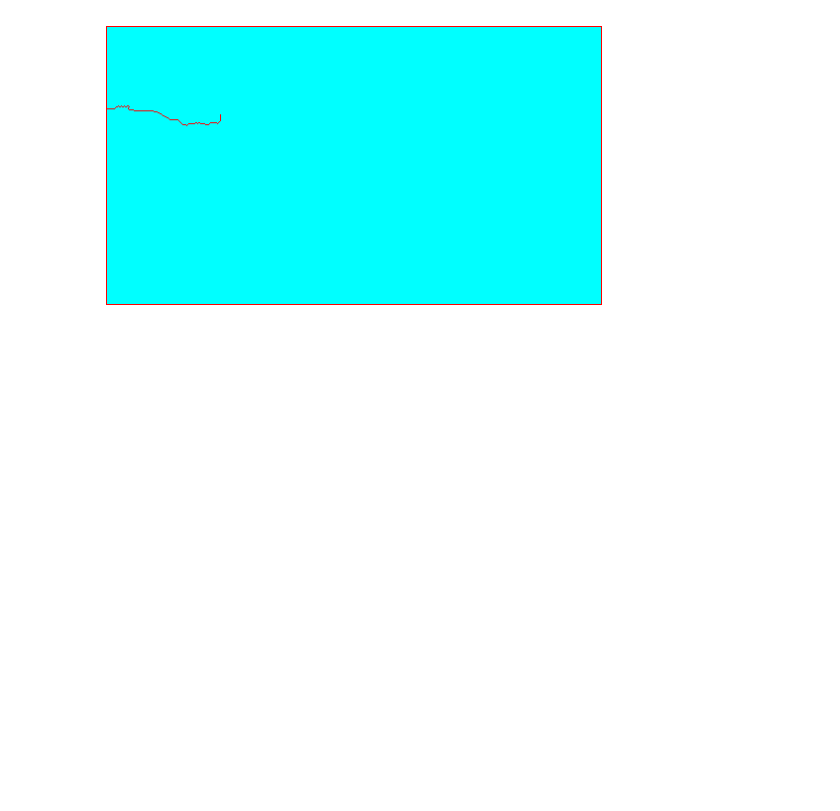
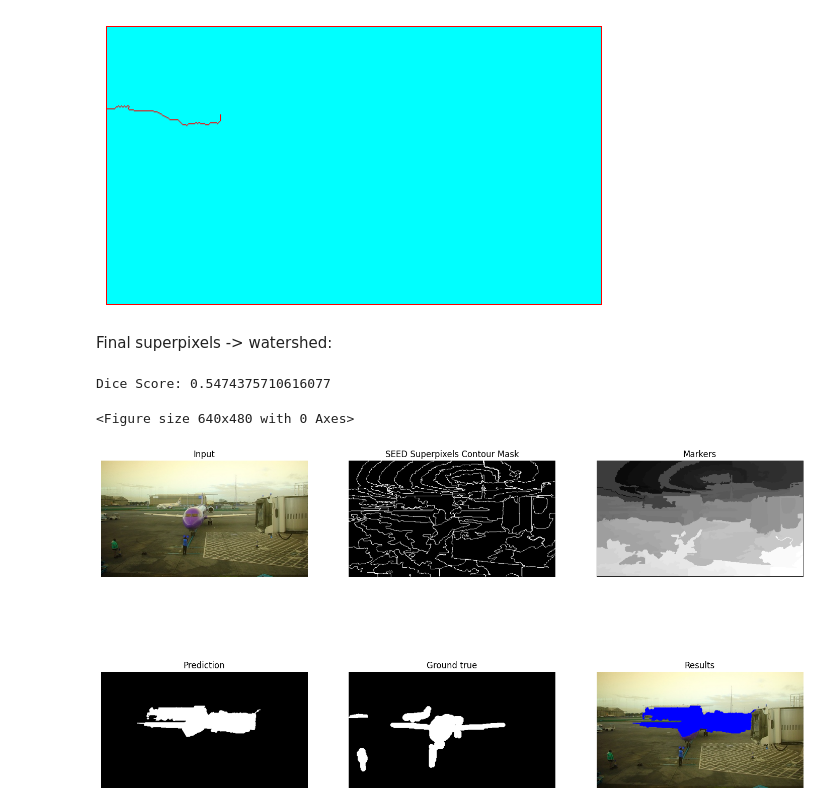
Before and after one commit to Matovic/optical-flow-motion-tracking-segmentation, a Jupyter notebook: src/zadanie3.ipynb, the cells around one changed output. Saved outputs shown, nothing was run; the diff lists cells and outputs as text; code cells hidden in the pictures; blank space fills up the shorter version.

```diff
--- a/src/zadanie3.ipynb
+++ b/src/zadanie3.ipynb
@@ -1479,3 +1585,5 @@ cv2.imshow('Superpixel segmentation', colored_mask)
 cv2.imshow("Result", img)
 cv2.waitKey(0)
 cv2.destroyAllWindows()
+# %% [markdown]
+Final superpixels -> watershed:
@@ -1481,0 +1692,7 @@ cv2.destroyAllWindows()
+# %%
+superpixels_watershed('../data/JPEGImages/2007_000032.jpg',
+            '../data/SegmentationObject/2007_000032.png')
+# %% [output]
+Dice Score: 0.5474375710616077
+<Figure size 640x480 with 0 Axes>
+[figure, added]
```
Also changed, not shown: parts of 39 cells of this notebook, 7 other files.
